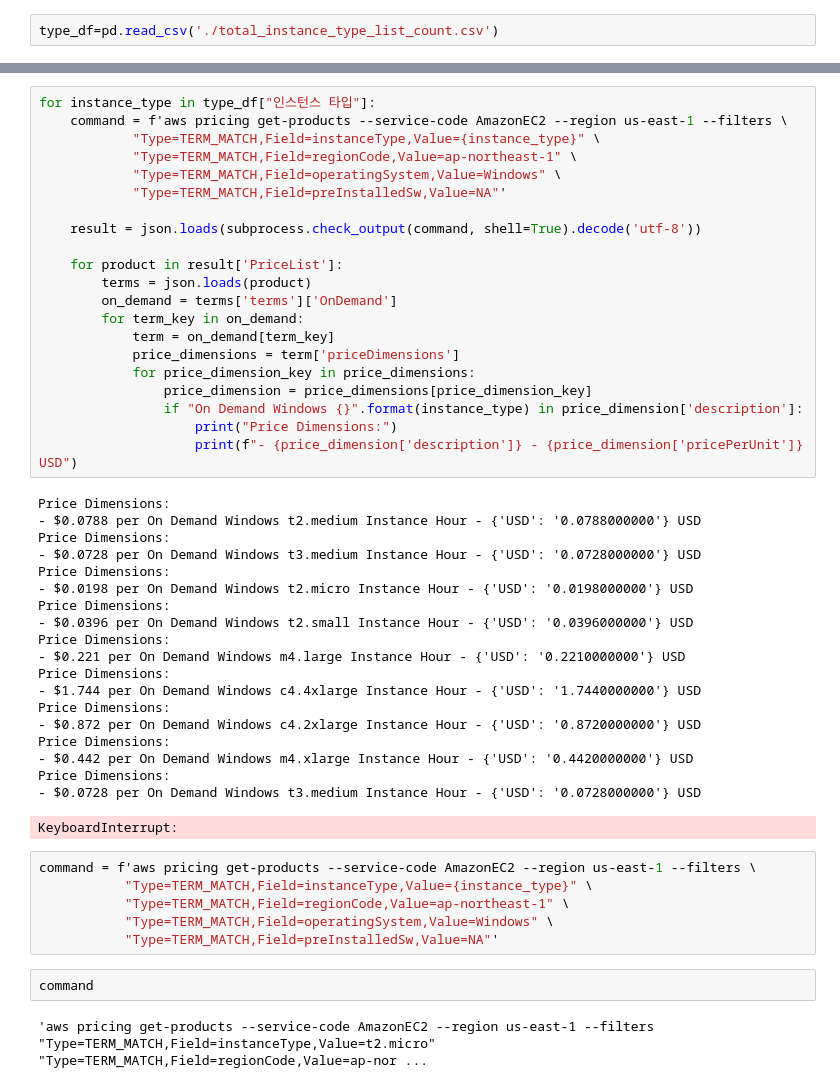
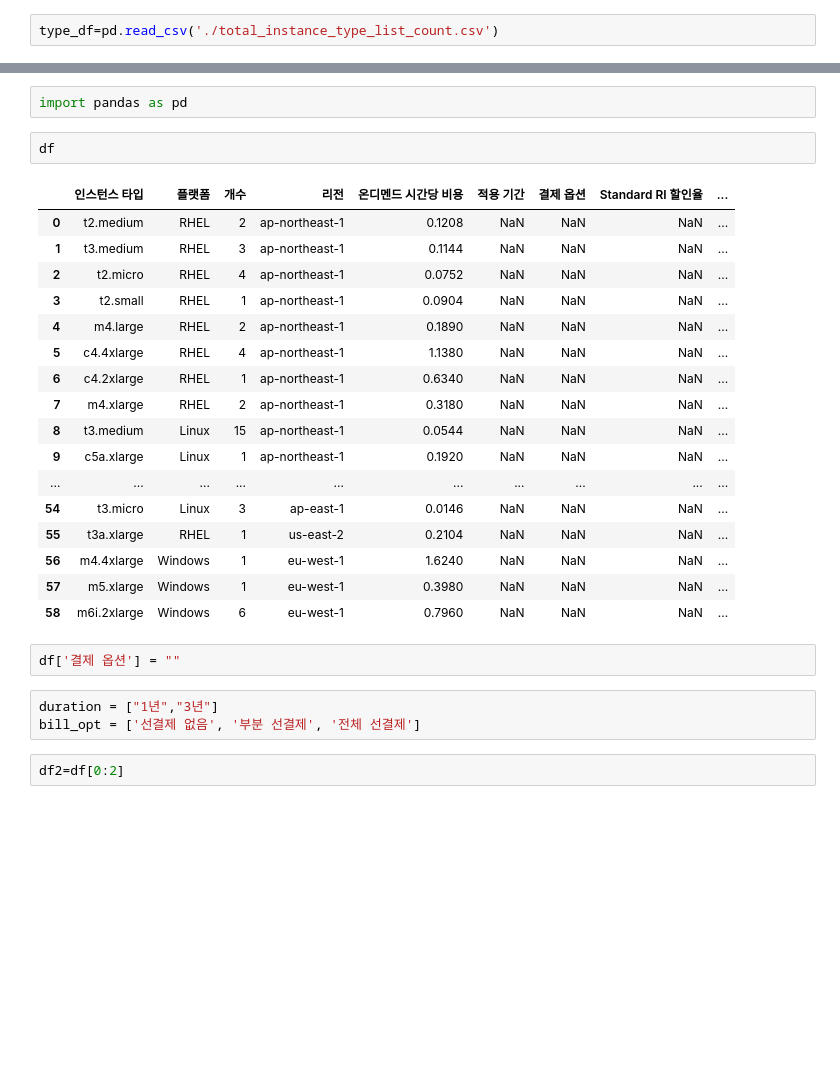
Before and after one commit to gunniLEE/aws-instance-type-list-check, a Jupyter notebook: test.ipynb, the cells around one changed output, grey strips where cells are left out. Saved outputs shown, nothing was run; the diff lists cells and outputs as text; blank space fills up the shorter version.

Commit message:
billing opt & duration added

```diff
--- a/test.ipynb
+++ b/test.ipynb
@@ -54,51 +9,29 @@ type_df
-# %%
-for instance_type in type_df["인스턴스 타입"]:
-    command = f'aws pricing get-products --service-code AmazonEC2 --region us-east-1 --filters \
-            "Type=TERM_MATCH,Field=instanceType,Value={instance_type}" \
-            "Type=TERM_MATCH,Field=regionCode,Value=ap-northeast-1" \
-            "Type=TERM_MATCH,Field=operatingSystem,Value=Windows" \
-            "Type=TERM_MATCH,Field=preInstalledSw,Value=NA"'
-
-    result = json.loads(subprocess.check_output(command, shell=True).decode('utf-8'))
-
-    for product in result['PriceList']:
-        terms = json.loads(product)
-        on_demand = terms['terms']['OnDemand']
-        for term_key in on_demand:
-            term = on_demand[term_key]
-            price_dimensions = term['priceDimensions']
-            for price_dimension_key in price_dimensions:
-                price_dimension = price_dimensions[price_dimension_key]
-                if "On Demand Windows {}".format(instance_type) in price_dimension['description']:
-                    print("Price Dimensions:")
-                    print(f"- {price_dimension['description']} - {price_dimension['pricePerUnit']} USD")
-# %% [output]
-Price Dimensions:
-- $0.0788 per On Demand Windows t2.medium Instance Hour - {'USD': '0.0788000000'} USD
-Price Dimensions:
-- $0.0728 per On Demand Windows t3.medium Instance Hour - {'USD': '0.0728000000'} USD
-Price Dimensions:
-- $0.0198 per On Demand Windows t2.micro Instance Hour - {'USD': '0.0198000000'} USD
-Price Dimensions:
-- $0.0396 per On Demand Windows t2.small Instance Hour - {'USD': '0.0396000000'} USD
-Price Dimensions:
-- $0.221 per On Demand Windows m4.large Instance Hour - {'USD': '0.2210000000'} USD
-Price Dimensions:
-- $1.744 per On Demand Windows c4.4xlarge Instance Hour - {'USD': '1.7440000000'} USD
-Price Dimensions:
-- $0.872 per On Demand Windows c4.2xlarge Instance Hour - {'USD': '0.8720000000'} USD
-Price Dimensions:
-- $0.442 per On Demand Windows m4.xlarge Instance Hour - {'USD': '0.4420000000'} USD
-Price Dimensions:
-- $0.0728 per On Demand Windows t3.medium Instance Hour - {'USD': '0.0728000000'} USD
-KeyboardInterrupt:
-# %%
-command = f'aws pricing get-products --service-code AmazonEC2 --region us-east-1 --filters \
-           "Type=TERM_MATCH,Field=instanceType,Value={instance_type}" \
-           "Type=TERM_MATCH,Field=regionCode,Value=ap-northeast-1" \
-           "Type=TERM_MATCH,Field=operatingSystem,Value=Windows" \
-           "Type=TERM_MATCH,Field=preInstalledSw,Value=NA"'
-# %%
-command
-# %% [output]
-'aws pricing get-products --service-code AmazonEC2 --region us-east-1 --filters            "Type=TERM_MATCH,Field=instanceType,Value=t2.micro"            "Type=TERM_MATCH,Field=regionCode,Value=ap-nor ...
+# %%
+import pandas as pd
+# %%
+df
+# %% [output]
+|  | 인스턴스 타입 | 플랫폼 | 개수 | 리전 | 온디멘드 시간당 비용 | 적용 기간 | 결제 옵션 | Standard RI 할인율 | ... |
+| 0 | t2.medium | RHEL | 2 | ap-northeast-1 | 0.1208 | NaN | NaN | NaN | ... |
+| 1 | t3.medium | RHEL | 3 | ap-northeast-1 | 0.1144 | NaN | NaN | NaN | ... |
+| 2 | t2.micro | RHEL | 4 | ap-northeast-1 | 0.0752 | NaN | NaN | NaN | ... |
+| 3 | t2.small | RHEL | 1 | ap-northeast-1 | 0.0904 | NaN | NaN | NaN | ... |
+| 4 | m4.large | RHEL | 2 | ap-northeast-1 | 0.1890 | NaN | NaN | NaN | ... |
+| 5 | c4.4xlarge | RHEL | 4 | ap-northeast-1 | 1.1380 | NaN | NaN | NaN | ... |
+| 6 | c4.2xlarge | RHEL | 1 | ap-northeast-1 | 0.6340 | NaN | NaN | NaN | ... |
+| 7 | m4.xlarge | RHEL | 2 | ap-northeast-1 | 0.3180 | NaN | NaN | NaN | ... |
+| 8 | t3.medium | Linux | 15 | ap-northeast-1 | 0.0544 | NaN | NaN | NaN | ... |
+| 9 | c5a.xlarge | Linux | 1 | ap-northeast-1 | 0.1920 | NaN | NaN | NaN | ... |
+| ... | ... | ... | ... | ... | ... | ... | ... | ... | ... |
+| 54 | t3.micro | Linux | 3 | ap-east-1 | 0.0146 | NaN | NaN | NaN | ... |
+| 55 | t3a.xlarge | RHEL | 1 | us-east-2 | 0.2104 | NaN | NaN | NaN | ... |
+| 56 | m4.4xlarge | Windows | 1 | eu-west-1 | 1.6240 | NaN | NaN | NaN | ... |
+| 57 | m5.xlarge | Windows | 1 | eu-west-1 | 0.3980 | NaN | NaN | NaN | ... |
+| 58 | m6i.2xlarge | Windows | 6 | eu-west-1 | 0.7960 | NaN | NaN | NaN | ... |
+# %%
+df['결제 옵션'] = ""
+# %%
+duration = ["1년","3년"]
+bill_opt = ['선결제 없음', '부분 선결제', '전체 선결제']
+# %%
+df2=df[0:2]
```
Also changed, not shown: parts of 13 cells of this notebook, 2 other files.
